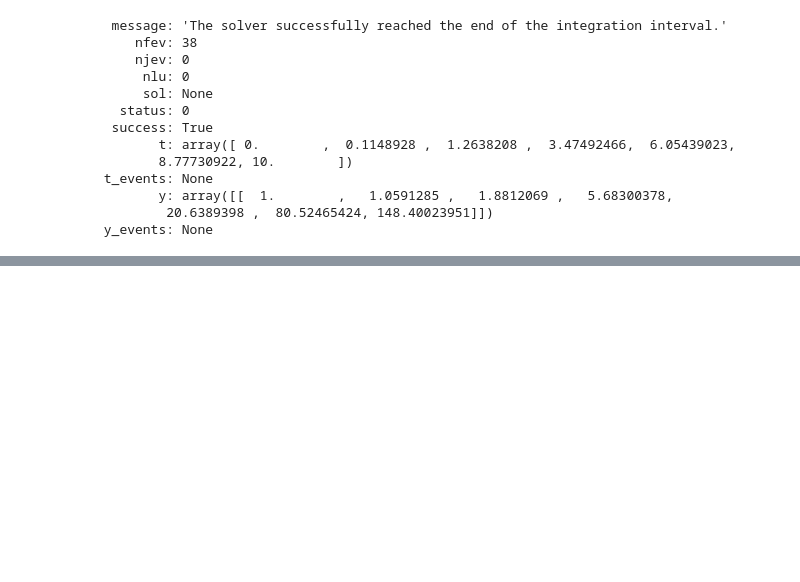
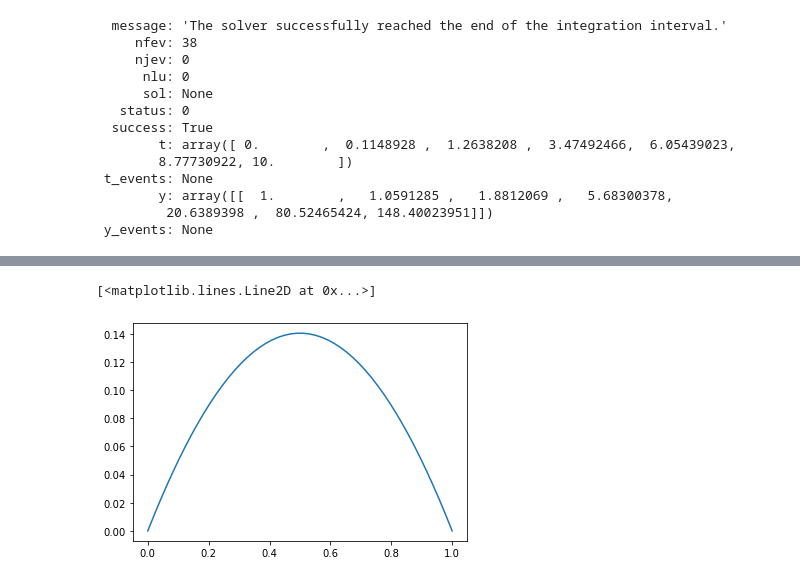
Before and after one commit to pshiroma/calculonumerico, a Jupyter notebook: aulas/CN-01#09 - Python - Metodos numericos.ipynb, the cells around one changed output, grey strips where cells are left out. Cells and saved outputs as stored; diff of their text form; code cells hidden in the pictures; blank space fills up the shorter version.

```diff
--- a/aulas/CN-01#09 - Python - Metodos numericos.ipynb
+++ b/aulas/CN-01#09 - Python - Metodos numericos.ipynb
@@ -669,0 +821,16 @@ from scipy.integrate import solve_bvp
+# %%
+import numpy as np
+
+def solucao_exata(x):
+    y = -2*np.log( (np.cosh( (x-0.5)*th/2))/np.cosh(th/4) )
+    return y
+
+k = 1
+th = 1.5171645
+
+x = np.linspace(0,1)
+y = solucao_exata(x)
+plt.plot(x,y)
+# %% [output]
+[<matplotlib.lines.Line2D at 0x...>]
+[figure, added]
```
Also changed, not shown: parts of 39 cells of this notebook, 4 other files.
